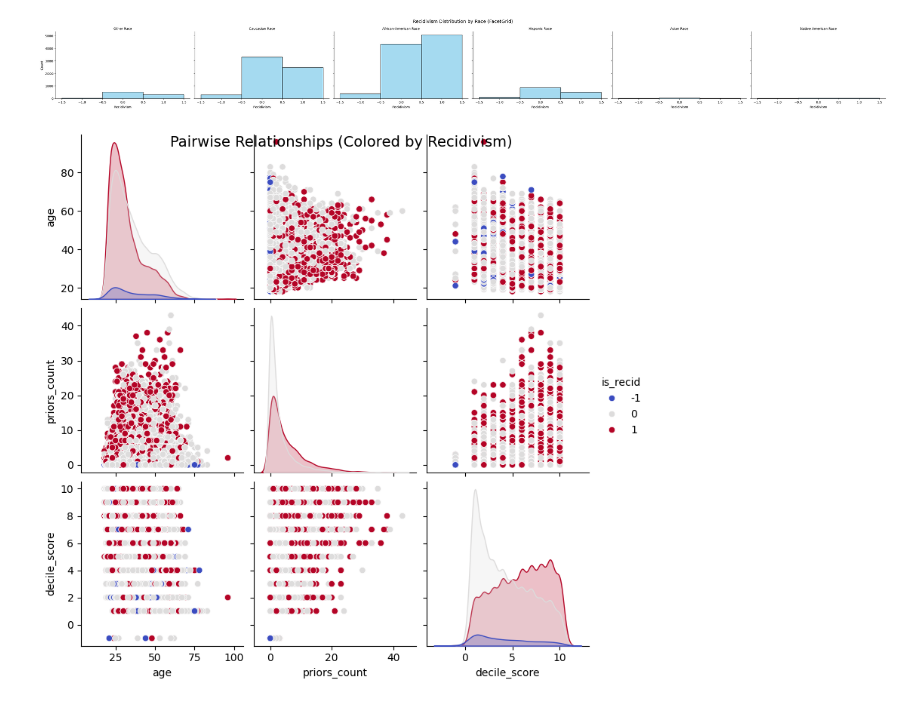
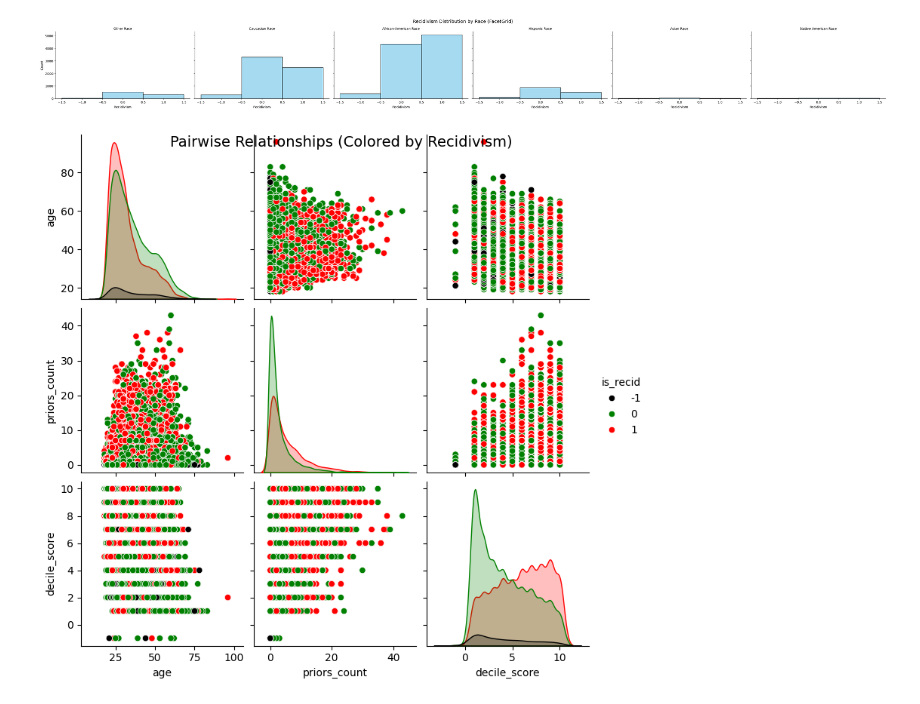
Before and after one commit to TimosEle23/XAI_project, a Jupyter notebook: analysis.ipynb, the cells around one changed output. Saved outputs shown, nothing was run; the diff lists cells and outputs as text; code cells hidden in the pictures.

```diff
--- a/analysis.ipynb
+++ b/analysis.ipynb
@@ -191,9 +191,9 @@ plt.show()
 # %%
 palette = {-1: "black", 0: "green", 1: "red"}
 
-sns.pairplot(df[['age', 'priors_count', 'decile_score', 'is_recid']], hue="is_recid", palette="coolwarm")
+sns.pairplot(df[['age', 'priors_count', 'decile_score', 'is_recid']], hue="is_recid", palette=palette)
 
 plt.suptitle("Pairwise Relationships (Colored by Recidivism)", fontsize=14)
 plt.show()
 # %% [output]
-[figure, old version]
+[figure, new version]
```
Also changed, not shown: parts of 3 cells of this notebook.
